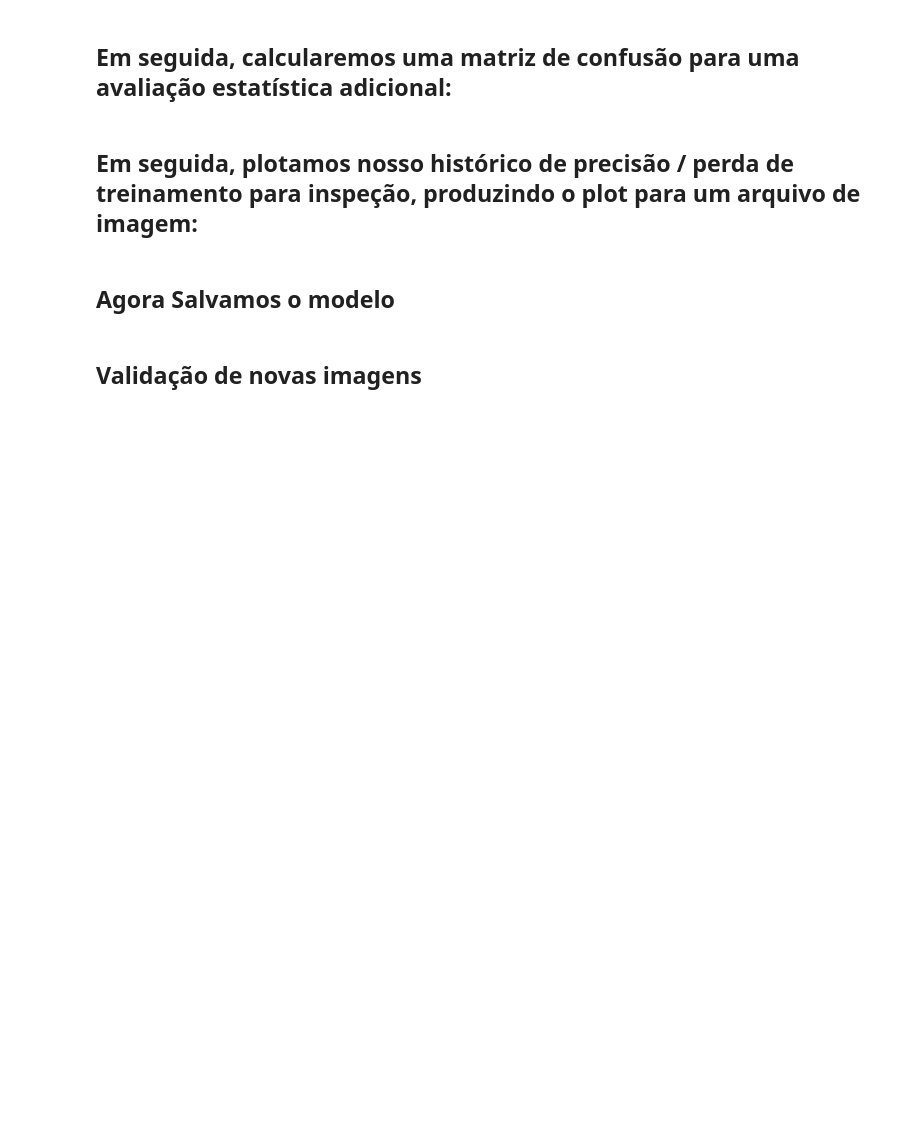
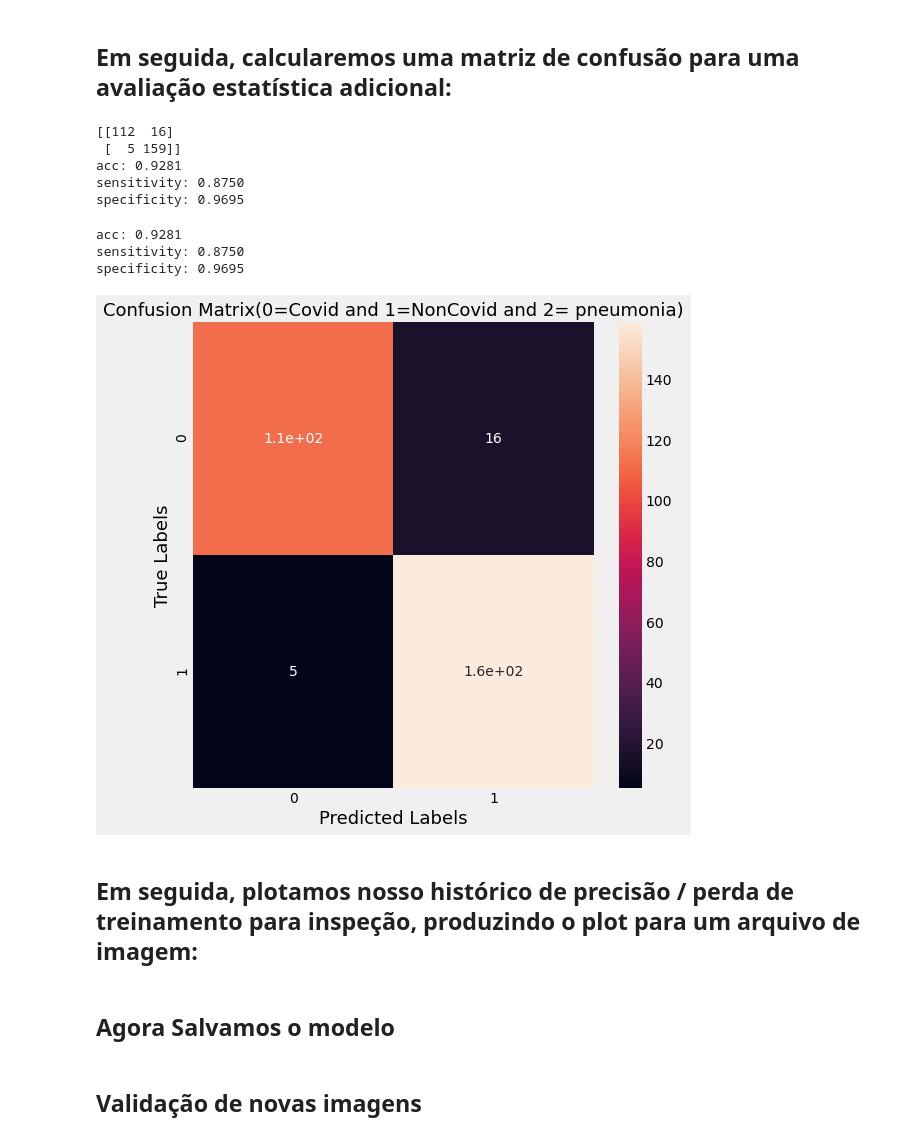
Before and after one commit to WesleySiNeves/AprendendoPython, a Jupyter notebook: Pos_Graduacao_BigData/TCC/Projeto/notebooks/Versao_V2.ipynb, the cells around one changed output. Cells and saved outputs as stored; diff of their text form; code cells hidden in the pictures; blank space fills up the shorter version.

```diff
--- a/Pos_Graduacao_BigData/TCC/Projeto/notebooks/Versao_V2.ipynb
+++ b/Pos_Graduacao_BigData/TCC/Projeto/notebooks/Versao_V2.ipynb
@@ -441,12 +334,0 @@ for item in imagens_pneumonia_pneumonia:
-# %%
-config.QuantidadeImagensCovid =len(lista_imagens_com_Covid)
-config.QuantidadeImagensPneumonia =len(lista_imagens_com_pneumonia_pneumonia)
-config.QuantidadeImagensNormal =len(lista_imagens_com_pneumonia_normal)
-config.QuantidadeImagensTotais = len(lista_tuplas_imagens)
-
-print("Imagens Covid  {0} total de {1:.2f} %".format(len(lista_imagens_com_Covid),len(lista_imagens_com_Covid) / (len(lista_tuplas_imagens)) * 100))
-print("Imagens Pneumonia Pneumonia  {0} total de {1:.2f} %".format(len(lista_imagens_com_pneumonia_pneumonia),len(lista_imagens_com_pneumonia_pneumonia) / (len(lista_tuplas_imagens)) * 100))
-print("Imagens Pneumonia Normais  {0} total de {1:.2f} %".format(len(lista_imagens_com_pneumonia_normal),len(lista_imagens_com_pneumonia_normal) / (len(lista_tuplas_imagens)) * 100))
-
-
-print("Total de Imagens {0}".format(len(lista_tuplas_imagens)))
@@ -462,4 +350,4 @@ labels = np.array(labels)
 # %%
 lb = LabelBinarizer()
 labels = lb.fit_transform(labels)
-# labels = to_categorical(labels, num_classes = 2)
+labels = to_categorical(labels)
@@ -517,9 +405,9 @@ baseModel = VGG16(weights="imagenet", include_top=False,input_tensor=Input(shape
 headModel = baseModel.output
 headModel = AveragePooling2D(pool_size=(4, 4))(headModel)
 headModel = Flatten(name="flatten")(headModel)
-headModel = Dense(128, activation="relu")(headModel)
+headModel = Dense(64, activation="relu")(headModel)
 headModel = Dropout(0.5)(headModel)
-headModel = Dense(3, activation="softmax")(headModel)
+headModel = Dense(2, activation="softmax")(headModel)
 # coloque o modelo FC principal sobre o modelo base (isso se tornará
 # o modelo real que vamos treinar)
 model = Model(inputs=baseModel.input, outputs=headModel)
@@ -545,10 +431,12 @@ print(testY.shape)
 # compile our model
 print("[INFO] compiling model...")
 opt = Adam(lr=config.INIT_LR, decay=config.INIT_LR / config.EPOCHS)
-model.compile(loss="categorical_crossentropy", optimizer=opt,metrics=["accuracy"])
-
-
+model.compile(loss="binary_crossentropy", optimizer=opt,metrics=["accuracy"])
 # train the head of the network
 print("[INFO] training head...")
-H = model.fit_generator(trainAug.flow(trainX, trainY, batch_size=config.BS),steps_per_epoch=len(trainX) // config.BS,
-	validation_data=(testX, testY),validation_steps=len(testX) // config.BS,epochs=config.EPOCHS)
+H = model.fit_generator(
+	trainAug.flow(trainX, trainY, batch_size=config.BS),
+	steps_per_epoch=len(trainX) // config.BS,
+	validation_data=(testX, testY),
+	validation_steps=len(testX) // config.BS,
+	epochs=config.EPOCHS)
@@ -574,15 +490,18 @@ print(classification_report(testY.argmax(axis=1), predIdxs,
 # compute the confusion matrix and and use it to derive the raw
 # accuracy, sensitivity, and specificity
 cm = confusion_matrix(testY.argmax(axis=1), predIdxs)
-
 total = sum(sum(cm))
-
-acc = (cm[0, 0] + cm[1, 1] + cm[2, 2]) / total
-# sensitivity = (cm[0, 0] / (cm[0, 0]) + cm[0, 1])
-# specificity = (cm[1, 1] / (cm[1, 0]) + cm[1, 1])
+acc = (cm[0, 0] + cm[1, 1]) / total
+sensitivity = cm[0, 0] / (cm[0, 0] + cm[0, 1])
+specificity = cm[1, 1] / (cm[1, 0] + cm[1, 1])
 # show the confusion matrix, accuracy, sensitivity, and specificity
 print(cm)
-print("Total imagens para teste : {0}".format(total))
 print("acc: {:.4f}".format(acc))
-# print("sensitivity: {:.4f}".format(sensitivity))
-# print("specificity: {:.4f}".format(specificity))
+print("sensitivity: {:.4f}".format(sensitivity))
+print("specificity: {:.4f}".format(specificity))
+# %% [output]
+[[112  16]
+ [  5 159]]
+acc: 0.9281
+sensitivity: 0.8750
+specificity: 0.9695
@@ -591,31 +508,36 @@ print("acc: {:.4f}".format(acc))
 # %%
 import seaborn as sns
 plt.style.use('fivethirtyeight')
-matrix = confusion_matrix(predIdxs,testY.argmax(axis=1))
+matrix = confusion_matrix(testY.argmax(axis=1), predIdxs)
 plt.figure(figsize=(8,8))
 ax = plt.subplot()
 sns.heatmap(matrix,annot=True,ax=ax)
 
 diretorio_save ='{0}/{1}{2}.png'.format(diretorio_save_model_imagens,'Confusion Matrix',config.NomeModelo)
 
 ax.set_xlabel('Predicted Labels',size=18)
 ax.set_ylabel('True Labels',size=18)
 ax.set_title('Confusion Matrix(0=Covid and 1=NonCovid and 2= pneumonia)',size=18)
 
 
 plt.savefig(diretorio_save)
 
 
 total = sum(sum(matrix))
 
-acc = (matrix[0, 0] + matrix[1, 1] + matrix[2, 2]) / total
-sensitivity = matrix[0, 0] / (matrix[0, 0] + cm[0, 1])
-specificity = matrix[1, 1] / (matrix[1, 0] + cm[1, 1])
+acc = (cm[0, 0] + cm[1, 1]) / total
+sensitivity = cm[0, 0] / (cm[0, 0] + cm[0, 1])
+specificity = cm[1, 1] / (cm[1, 0] + cm[1, 1])
 
 
 print("acc: {:.4f}".format(acc))
-# print("sensitivity: {:.4f}".format(sensitivity))
-# print("specificity: {:.4f}".format(specificity))
+print("sensitivity: {:.4f}".format(sensitivity))
+print("specificity: {:.4f}".format(specificity))
+# %% [output]
+acc: 0.9281
+sensitivity: 0.8750
+specificity: 0.9695
+[figure, added]
 # %% [markdown]
 ## Em seguida, plotamos nosso histórico de precisão / perda de treinamento para inspeção, produzindo o plot para um arquivo de imagem:
 # %%
```
Also changed, not shown: parts of 67 cells of this notebook, 7 other files.
